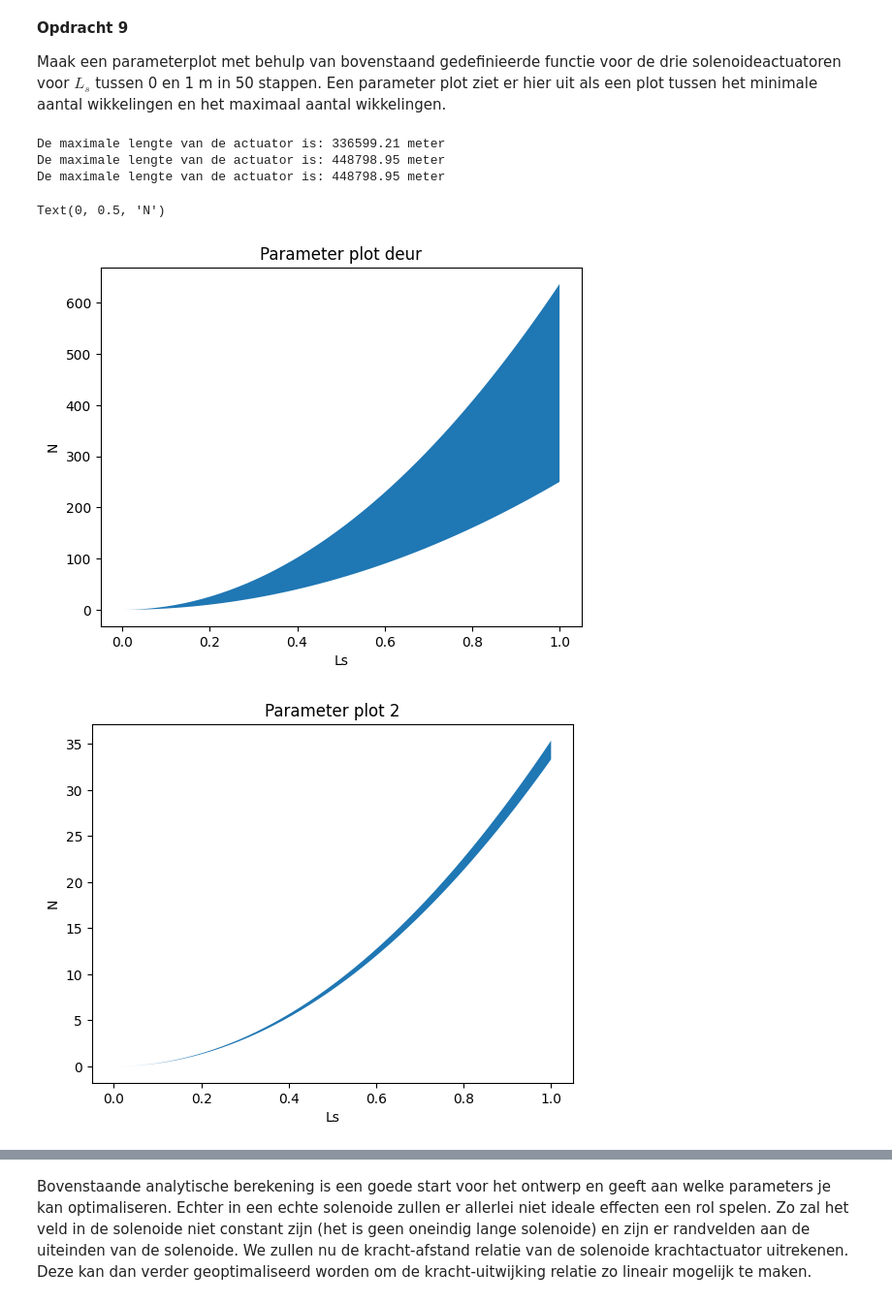
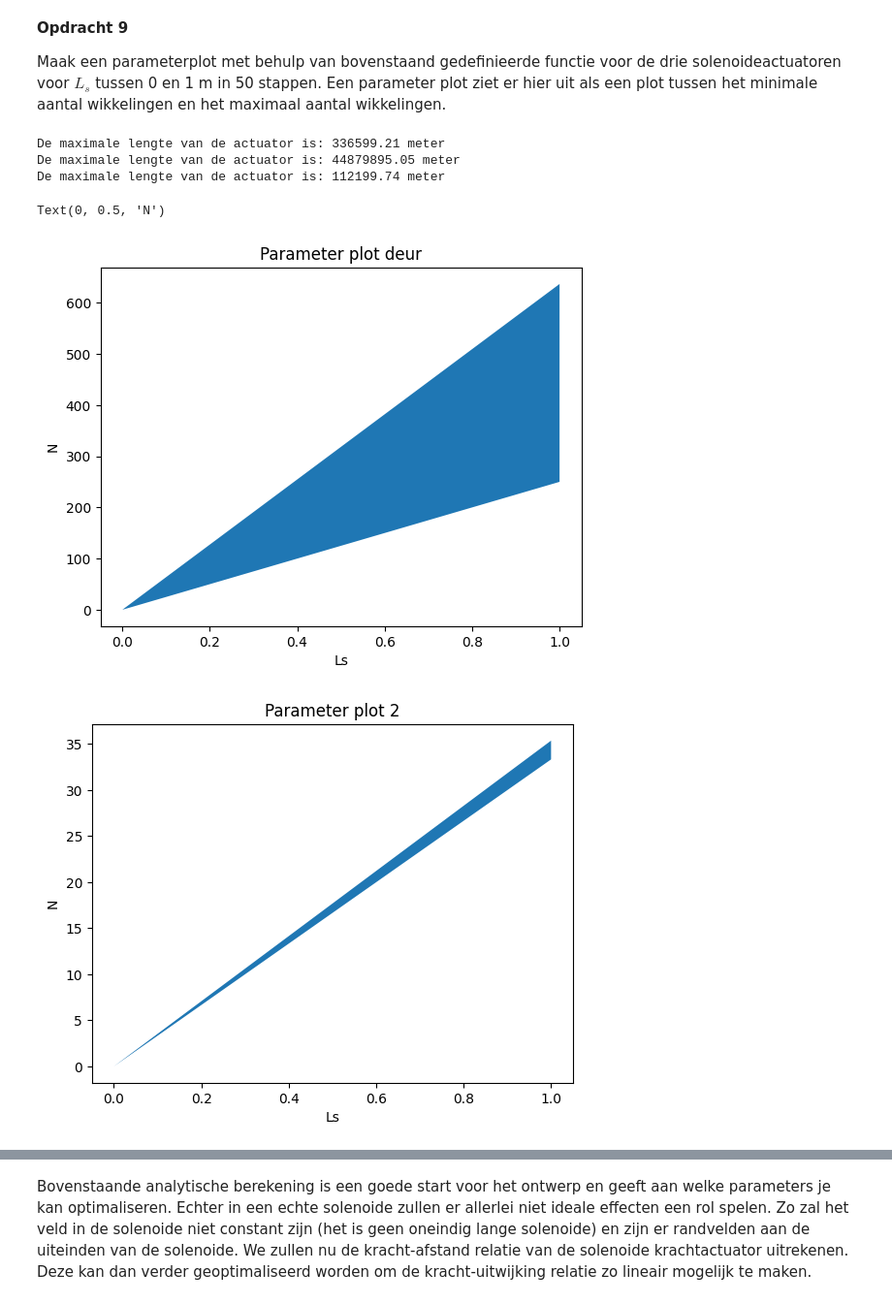
Before and after one commit to Caaldering/opdrachten-DEF-D_CA, a Jupyter notebook: 2KrachtactuatorOpdracht/2KrachtactuatorOpdracht/KrachtactuatorOpdracht.ipynb, the cells around one changed output, grey strips where cells are left out. Shown at 97% size. Saved outputs shown, nothing was run; the diff lists cells and outputs as text; code cells hidden in the pictures.

```diff
--- a/2KrachtactuatorOpdracht/2KrachtactuatorOpdracht/KrachtactuatorOpdracht.ipynb
+++ b/2KrachtactuatorOpdracht/2KrachtactuatorOpdracht/KrachtactuatorOpdracht.ipynb
@@ -139,8 +139,8 @@ mu_0 = 4 * np.pi * 1e-7 #F/m
 rho_koper = 1.68e-8 #Ohm*m
 
 
-def max_lengte_actuator(stroom, spanning):
-    lengte = np.pi * (straal_actuator ** 2) * spanning / (rho_koper * stroom)
+def max_lengte_actuator(stroom, spanning, rs):
+    lengte = np.pi * (rs ** 2) * spanning / (rho_koper * stroom)
     print(f"De maximale lengte van de actuator is: {lengte:.2f} meter")
     return lengte
 # %% [markdown]
@@ -200,47 +200,47 @@ Maak een parameterplot met behulp van bovenstaand gedefinieerde functie voor de
 Ls = np.linspace(0, 1, 50)
 
 
-max_lengte_deur = max_lengte_actuator(0.5, spanning_batterij)
-max_lengte_2 = max_lengte_actuator(0.5, spanning_automotor)
-max_lengte_3 = max_lengte_actuator(0.5, spanning_automotor)
+max_lengte_deur = max_lengte_actuator(0.5, spanning_batterij, 0.01)
+max_lengte_2 = max_lengte_actuator(0.5, spanning_automotor, 0.1)
+max_lengte_3 = max_lengte_actuator(0.5, spanning_automotor, 0.005)
 
 
 Nminmax_deur = aantal_wikkelingen(Ls, 5000, 10, 0.002, max_lengte_deur)
 Nminmax_2 = aantal_wikkelingen(Ls, 5000, 180, 0.015, max_lengte_2)
 Nminmax_3 = aantal_wikkelingen(Ls, 5000, 180, 0.015, max_lengte_3)
 
 
-y_min1 = Nminmax_deur[0]*Ls # Minimale eis
-y_max1 = Nminmax_deur[1]*Ls # Maximale eis
+y_min1 = Nminmax_deur[0] # Minimale eis
+y_max1 = Nminmax_deur[1] # Maximale eis
 
-y_min2 = Nminmax_2[0]*Ls # Minimale eis
-y_max2 = Nminmax_2[1]*Ls # Maximale eis
+y_min2 = Nminmax_2[0] # Minimale eis
+y_max2 = Nminmax_2[1] # Maximale eis
 
-y_min3 = Nminmax_3[0]*Ls # Minimale eis
-y_max3 = Nminmax_3[1]*Ls # Maximale eis
+y_min3 = Nminmax_3[0] # Minimale eis
+y_max3 = Nminmax_3[1] # Maximale eis
 
 plt.figure()
 plt.fill_between(Ls,y_min1,y_max1) # De ruimte tussen de eisen vullen
 plt.title("Parameter plot deur")
 plt.xlabel("Ls")
 plt.ylabel("N")
 
 
 plt.figure()
 plt.fill_between(Ls,y_min2,y_max2) # De ruimte tussen de eisen vullen
 plt.title("Parameter plot 2")
 plt.xlabel("Ls")
 plt.ylabel("N")
 
 plt.figure()
 plt.fill_between(Ls,y_min3,y_max3) # De ruimte tussen de eisen vullen
 plt.title("Parameter plot 3")
 plt.xlabel("Ls")
 plt.ylabel("N")
 # %% [output]
 De maximale lengte van de actuator is: 336599.21 meter
-De maximale lengte van de actuator is: 448798.95 meter
-De maximale lengte van de actuator is: 448798.95 meter
+De maximale lengte van de actuator is: 44879895.05 meter
+De maximale lengte van de actuator is: 112199.74 meter
 Text(0, 0.5, 'N')
-[figure, old version]
+[figure, new version]
-[figure, old version]
+[figure, new version]
```
Also changed, not shown: parts of 5 cells of this notebook.
